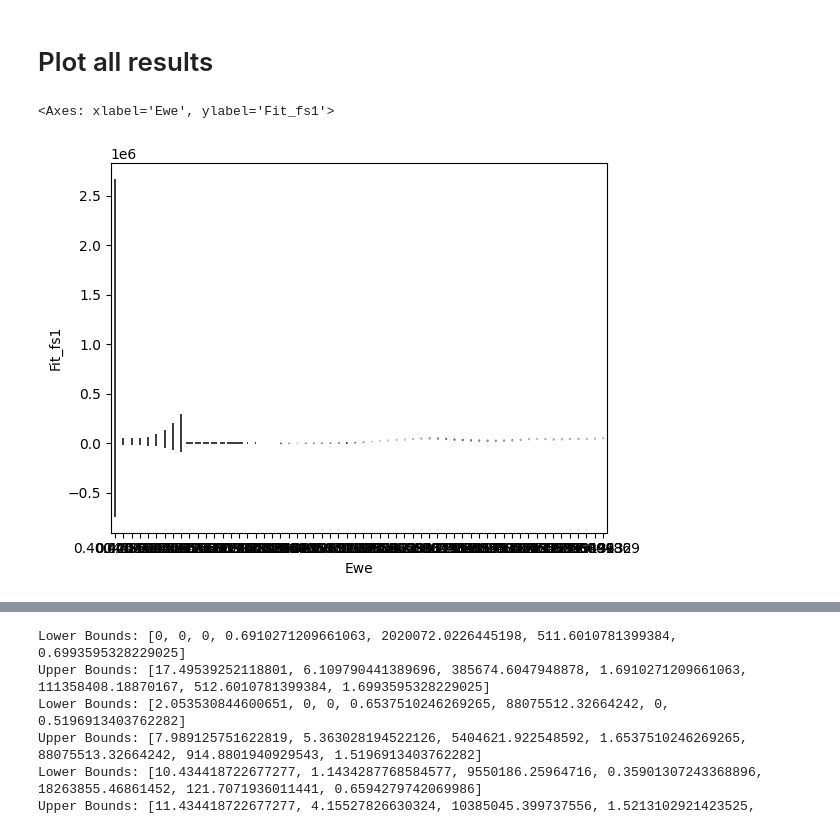
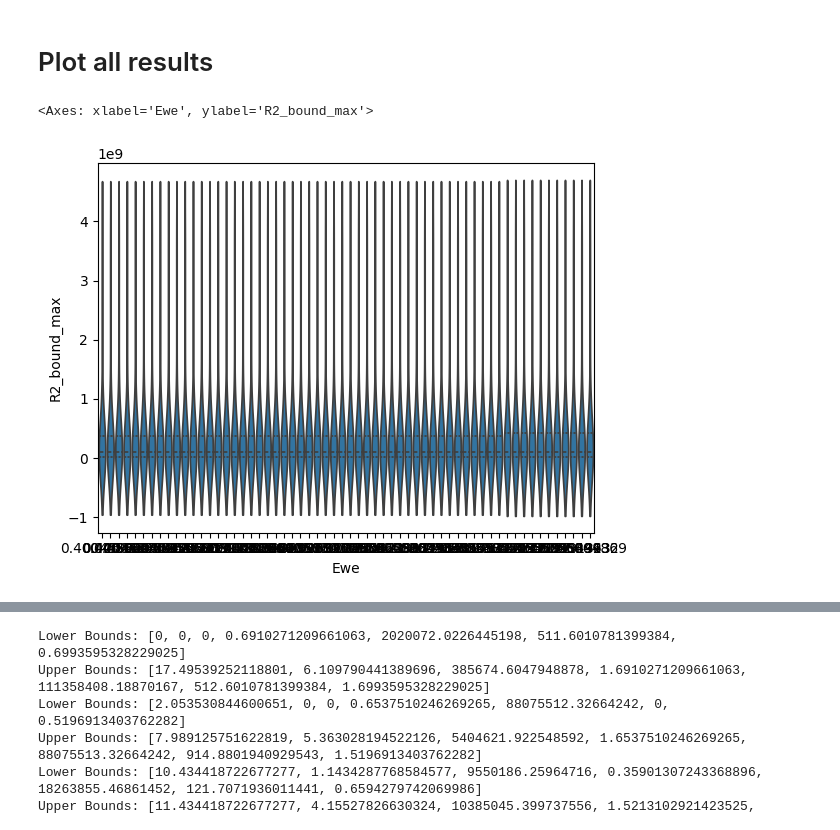
Before and after one commit to raulgarciadiez/EIS_HIROF, a Jupyter notebook: create_database.ipynb, the cells around one changed output, grey strips where cells are left out. Saved outputs shown, nothing was run; the diff lists cells and outputs as text; code cells hidden in the pictures.

```diff
--- a/create_database.ipynb
+++ b/create_database.ipynb
@@ -194,20 +199,20 @@ for n in range(5):
 # %%
 import pandas as pd
 import matplotlib.pyplot as plt
 import seaborn as sns
 
 filename = "100 cycles imped_RRCRCCPEModel_fit_log.csv"
 df = pd.read_csv(filename)
 
 param1 = "Ewe"
-param2='Fit_fs1'
+param2='R2_bound_max'
 
 sns.violinplot(x=param1, y=param2, data=df, inner="quartile")
 
 #grouped = df.groupby('Ewe').agg(
 #        mean_param=pd.NamedAgg(column=param, aggfunc='mean'),
 #        std_param=pd.NamedAgg(column=param, aggfunc='std')
 #    ).reset_index()
 # %% [output]
-<Axes: xlabel='Ewe', ylabel='Fit_fs1'>
+<Axes: xlabel='Ewe', ylabel='R2_bound_max'>
-[figure, old version]
+[figure, new version]
```
Also changed, not shown: parts of 3 cells of this notebook, 2 other files.
